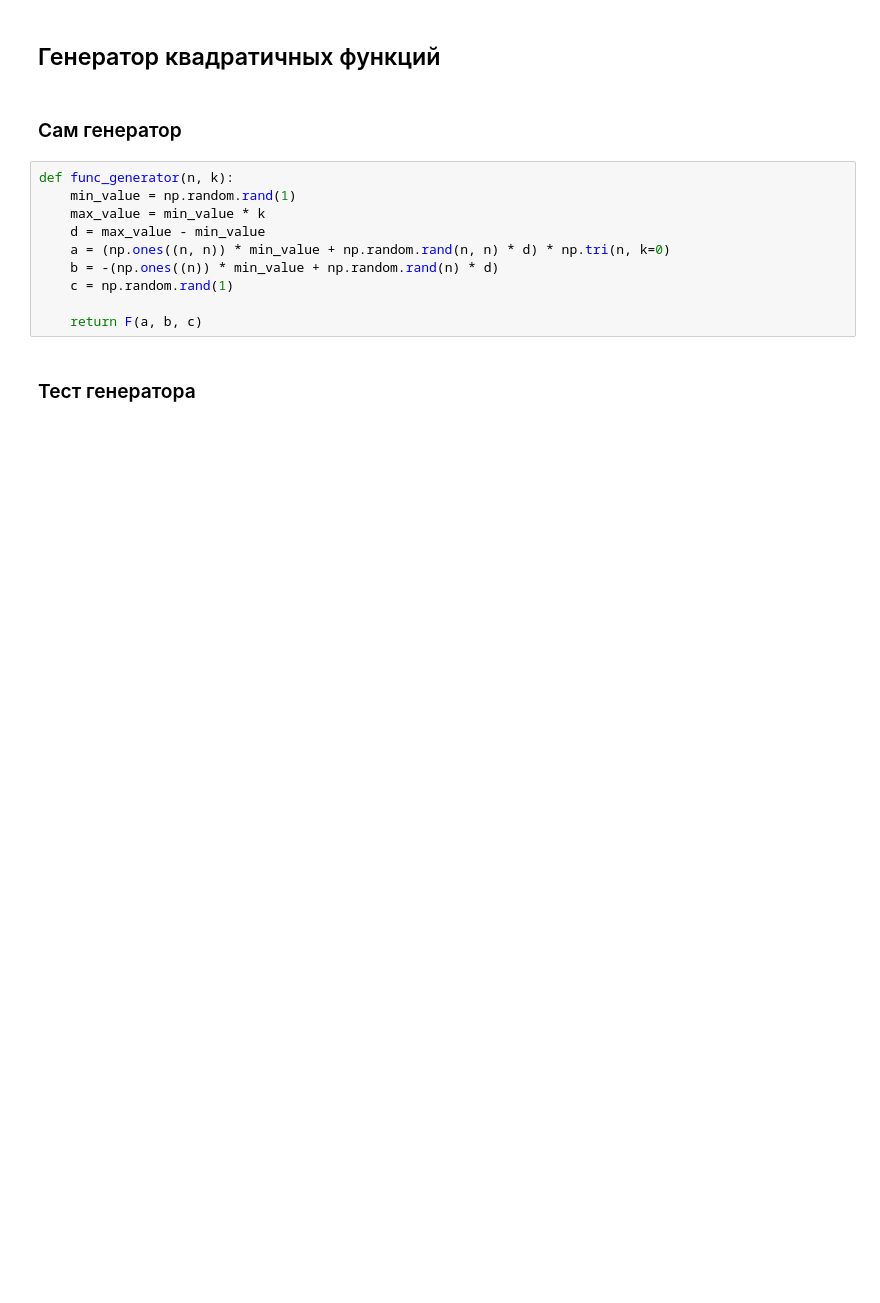
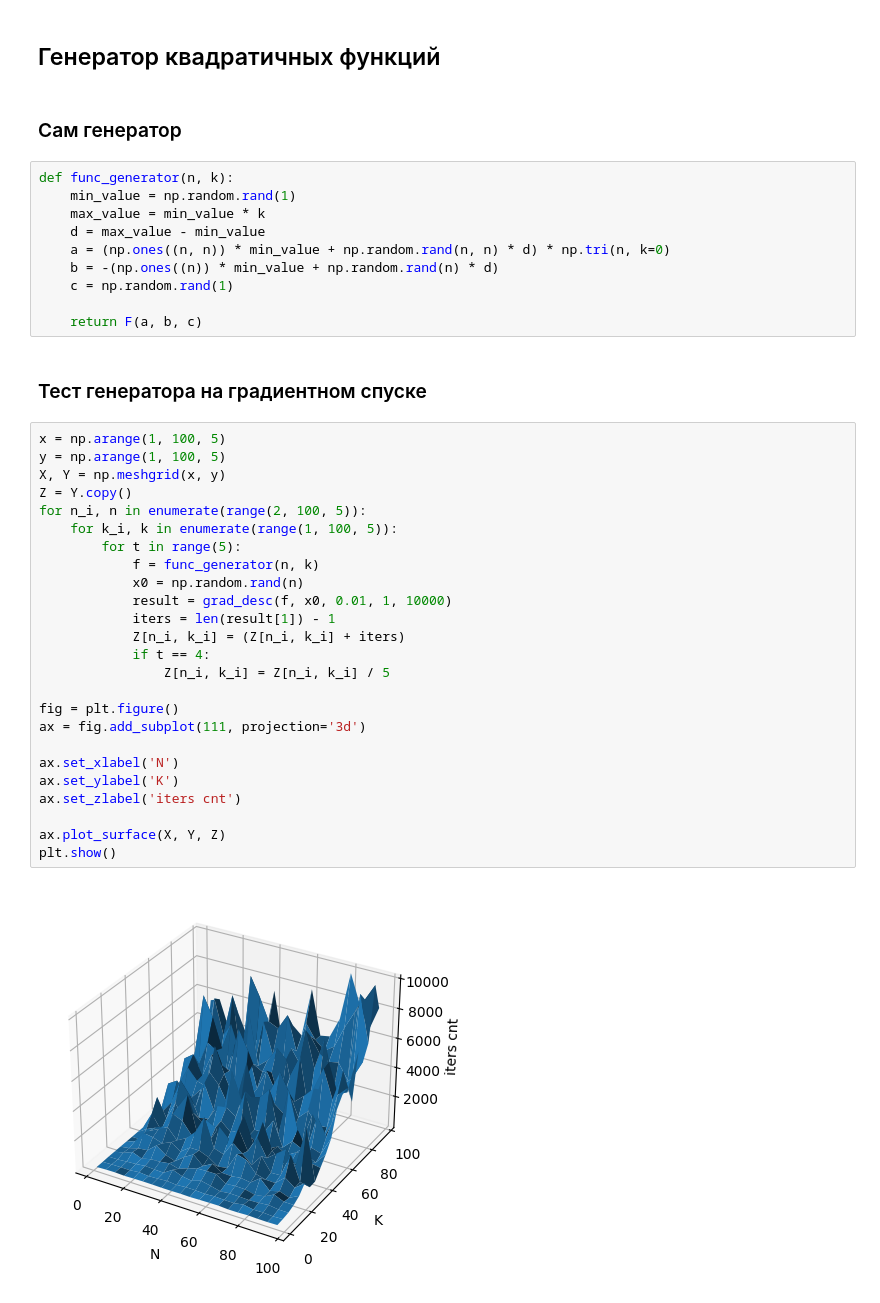
Before and after one commit to GarnetAki/Applied-Mathematics, a Jupyter notebook: Lab-3/lab-3.ipynb, the cells around one changed output. Saved outputs shown, nothing was run; the diff lists cells and outputs as text; blank space fills up the shorter version.

```diff
--- a/Lab-3/lab-3.ipynb
+++ b/Lab-3/lab-3.ipynb
@@ -597,4 +597,31 @@ def func_generator(n, k):
 
     return F(a, b, c)
 # %% [markdown]
-### Тест генератора
+### Тест генератора на градиентном спуске
+# %%
+x = np.arange(1, 100, 5)
+y = np.arange(1, 100, 5)
+X, Y = np.meshgrid(x, y)
+Z = Y.copy()
+for n_i, n in enumerate(range(2, 100, 5)):
+    for k_i, k in enumerate(range(1, 100, 5)):
+        for t in range(5):
+            f = func_generator(n, k)
+            x0 = np.random.rand(n)
+            result = grad_desc(f, x0, 0.01, 1, 10000)
+            iters = len(result[1]) - 1
+            Z[n_i, k_i] = (Z[n_i, k_i] + iters)
+            if t == 4:
+                Z[n_i, k_i] = Z[n_i, k_i] / 5
+
+fig = plt.figure()
+ax = fig.add_subplot(111, projection='3d')
+
+ax.set_xlabel('N')
+ax.set_ylabel('K')
+ax.set_zlabel('iters cnt')
+
+ax.plot_surface(X, Y, Z)
+plt.show()
+# %% [output]
+[figure, added]
```
Also changed, not shown: parts of 7 cells of this notebook.
